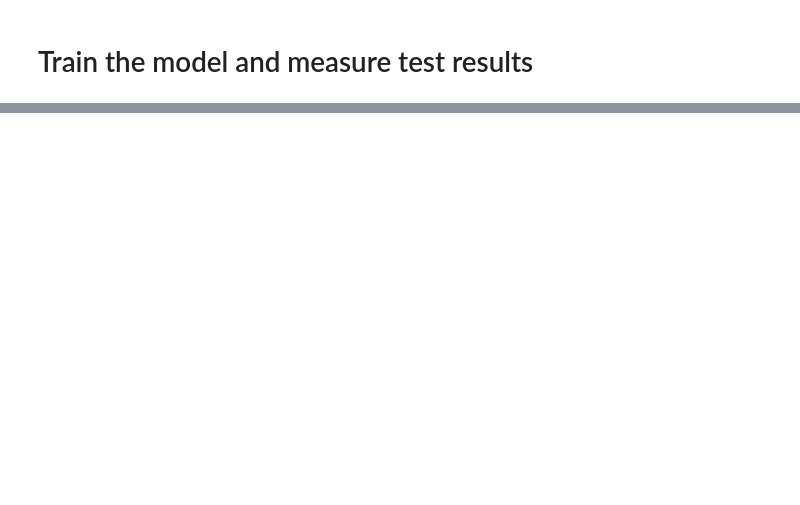
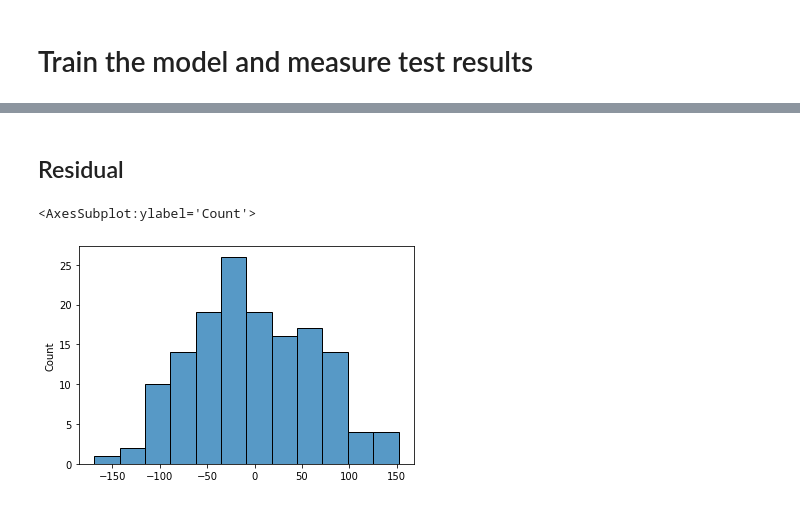
Before and after one commit to Nelarius/ML-For-Beginners, a Jupyter notebook: 2-Regression/exploration.ipynb, the cells around one changed output, grey strips where cells are left out. Saved outputs shown, nothing was run; the diff lists cells and outputs as text; code cells hidden in the pictures; blank space fills up the shorter version.

Commit message:
Add residual exploration

```diff
--- a/2-Regression/exploration.ipynb
+++ b/2-Regression/exploration.ipynb
@@ -30,15 +37,22 @@ X_train, X_test, y_train, y_test = model_selection.train_test_split(diabetes_X,
 # Create the linear regression object
 model = linear_model.LinearRegression()
 
+print(X_train.shape)
+print(y_train.shape)
 model.fit(X_train, y_train)
-print(model.coef_)
 
 # Make a prediction vector using the test set
 y_pred = model.predict(X_test)
 
+# The variance of the residual is not the same as the MSE.
+residual = (y_test - y_pred)
+
 # Coefficients
 print("Coefficients:")
-print(f"Mean squared error: {mean_squared_error(y_test, y_pred)}")
-# Coeff. of determination -- 1 is a perfect prediction
+print(f"Mean square error: {mean_squared_error(y_test, y_pred)}")
+# Coeff. of determination -- 1 is a perfect prediction. This is Sini's "variance explained", R^2.
 print(f"Coefficient of determination: {r2_score(y_test, y_pred)}")
+# Explained variance score -- 1 - (the variance of the residual) / (the variane of the response)
+# The closer to 1.0, the better the score
+print(f"Explained variance score: {explained_variance_score(y_test, y_pred)}")
 # %% [output]
@@ -60,0 +80,9 @@ plt.show()
+# %% [markdown]
+## Residual
+# %%
+# Plot residual
+# It's normally distributed!
+sns.histplot(data=residual, bins=12)
+# %% [output]
+<AxesSubplot:ylabel='Count'>
+[figure, added]
```
Also changed, not shown: parts of 7 cells of this notebook.
